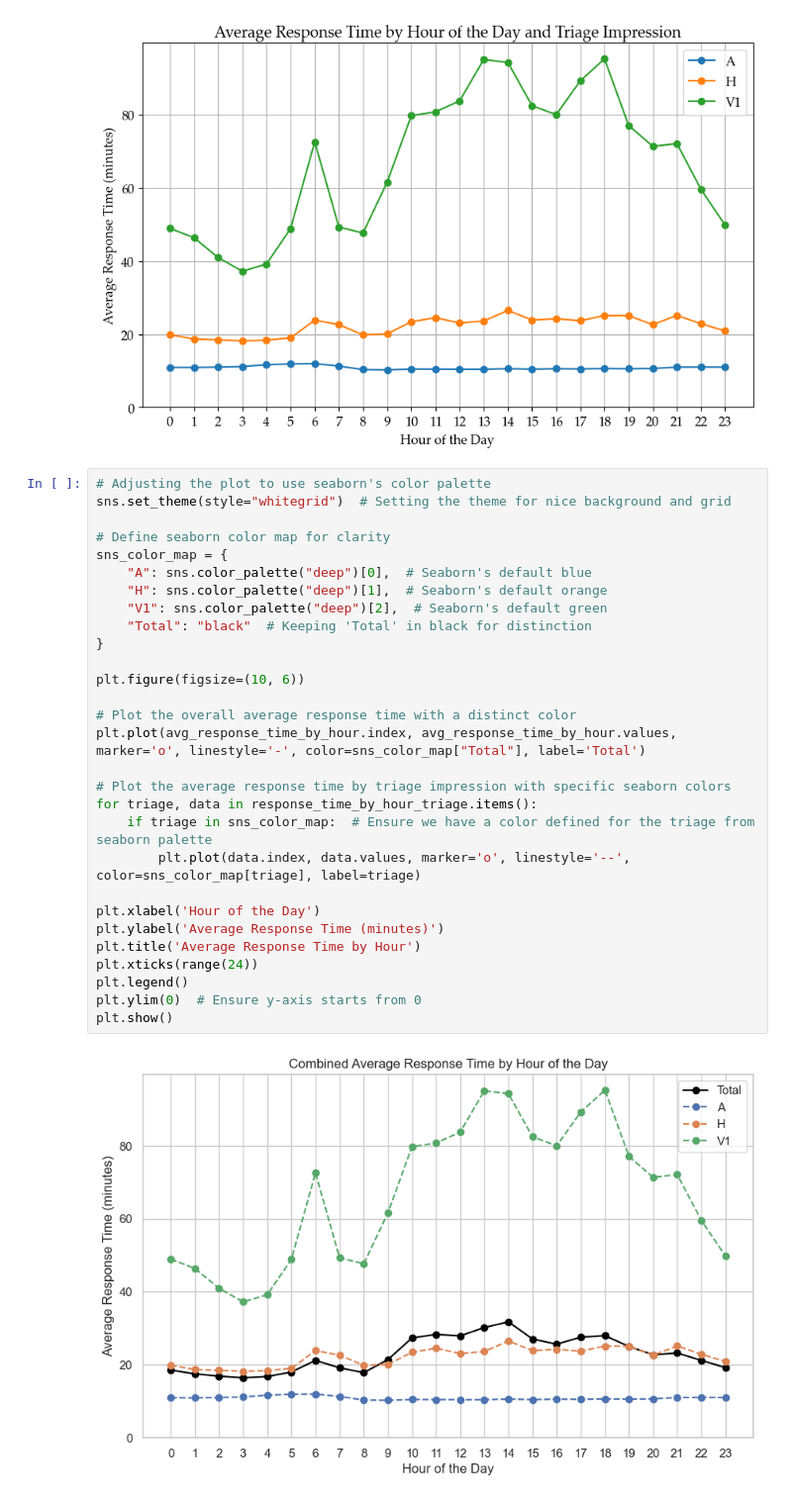
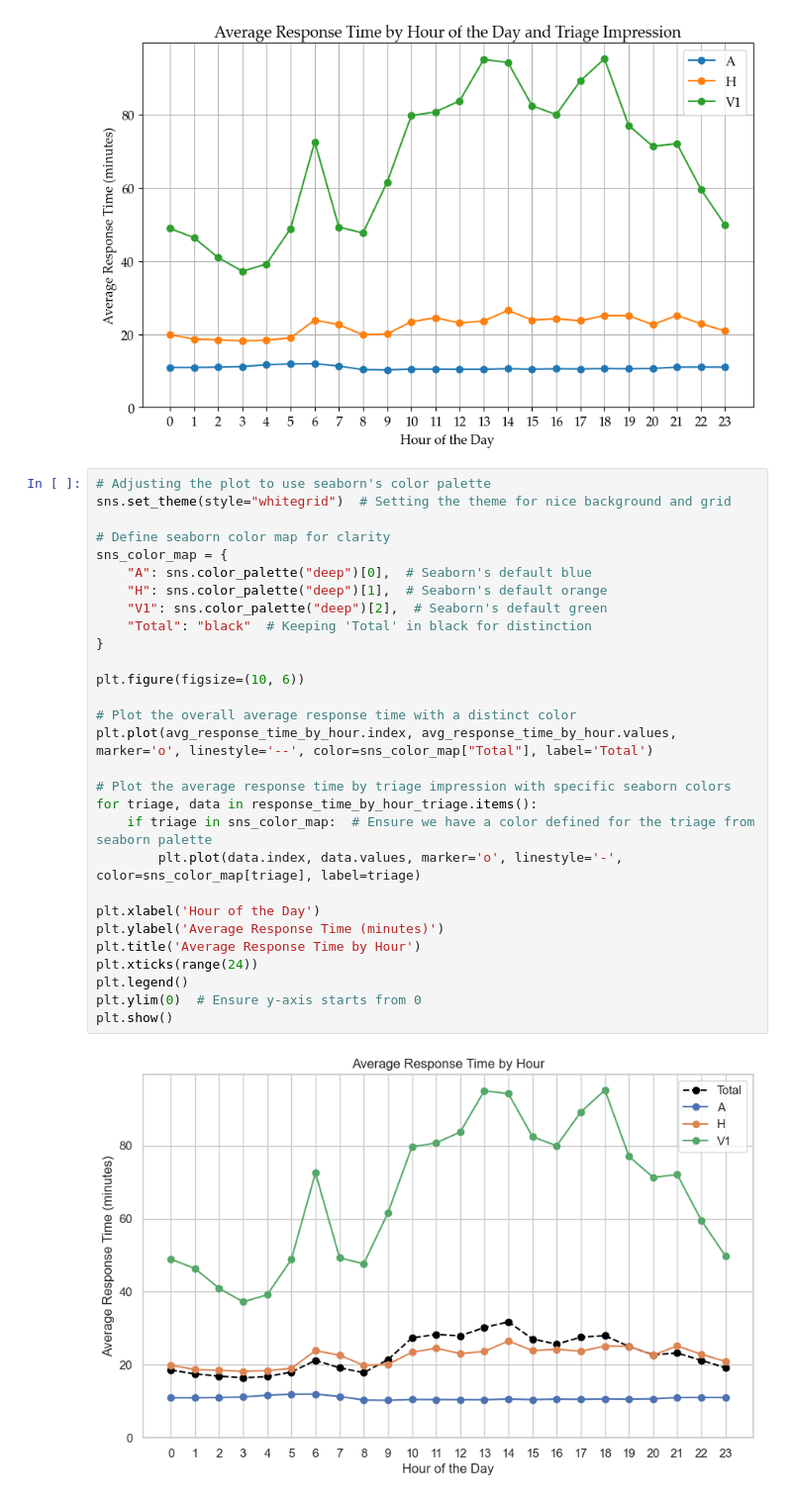
Before and after one commit to Emergency-Optimizers/Data-Processing, a Jupyter notebook: source/analysis/response_time_by_hour.ipynb, the cells around one changed output. Shown at 99% size. Saved outputs shown, nothing was run; the diff lists cells and outputs as text.

Commit message:
New sandbox and new plots

```diff
--- a/source/analysis/response_time_by_hour.ipynb
+++ b/source/analysis/response_time_by_hour.ipynb
@@ -63,31 +63,31 @@ plt.show()
 # %%
 # Adjusting the plot to use seaborn's color palette
 sns.set_theme(style="whitegrid")  # Setting the theme for nice background and grid
 
 # Define seaborn color map for clarity
 sns_color_map = {
     "A": sns.color_palette("deep")[0],  # Seaborn's default blue
     "H": sns.color_palette("deep")[1],  # Seaborn's default orange
     "V1": sns.color_palette("deep")[2],  # Seaborn's default green
     "Total": "black"  # Keeping 'Total' in black for distinction
 }
 
 plt.figure(figsize=(10, 6))
 
 # Plot the overall average response time with a distinct color
-plt.plot(avg_response_time_by_hour.index, avg_response_time_by_hour.values, marker='o', linestyle='-', color=sns_color_map["Total"], label='Total')
+plt.plot(avg_response_time_by_hour.index, avg_response_time_by_hour.values, marker='o', linestyle='--', color=sns_color_map["Total"], label='Total')
 
 # Plot the average response time by triage impression with specific seaborn colors
 for triage, data in response_time_by_hour_triage.items():
     if triage in sns_color_map:  # Ensure we have a color defined for the triage from seaborn palette
-        plt.plot(data.index, data.values, marker='o', linestyle='--', color=sns_color_map[triage], label=triage)
+        plt.plot(data.index, data.values, marker='o', linestyle='-', color=sns_color_map[triage], label=triage)
 
 plt.xlabel('Hour of the Day')
 plt.ylabel('Average Response Time (minutes)')
 plt.title('Average Response Time by Hour')
 plt.xticks(range(24))
 plt.legend()
 plt.ylim(0)  # Ensure y-axis starts from 0
 plt.show()
 # %% [output]
-[figure, old version]
+[figure, new version]
```
Also changed, not shown: 3 other files.
